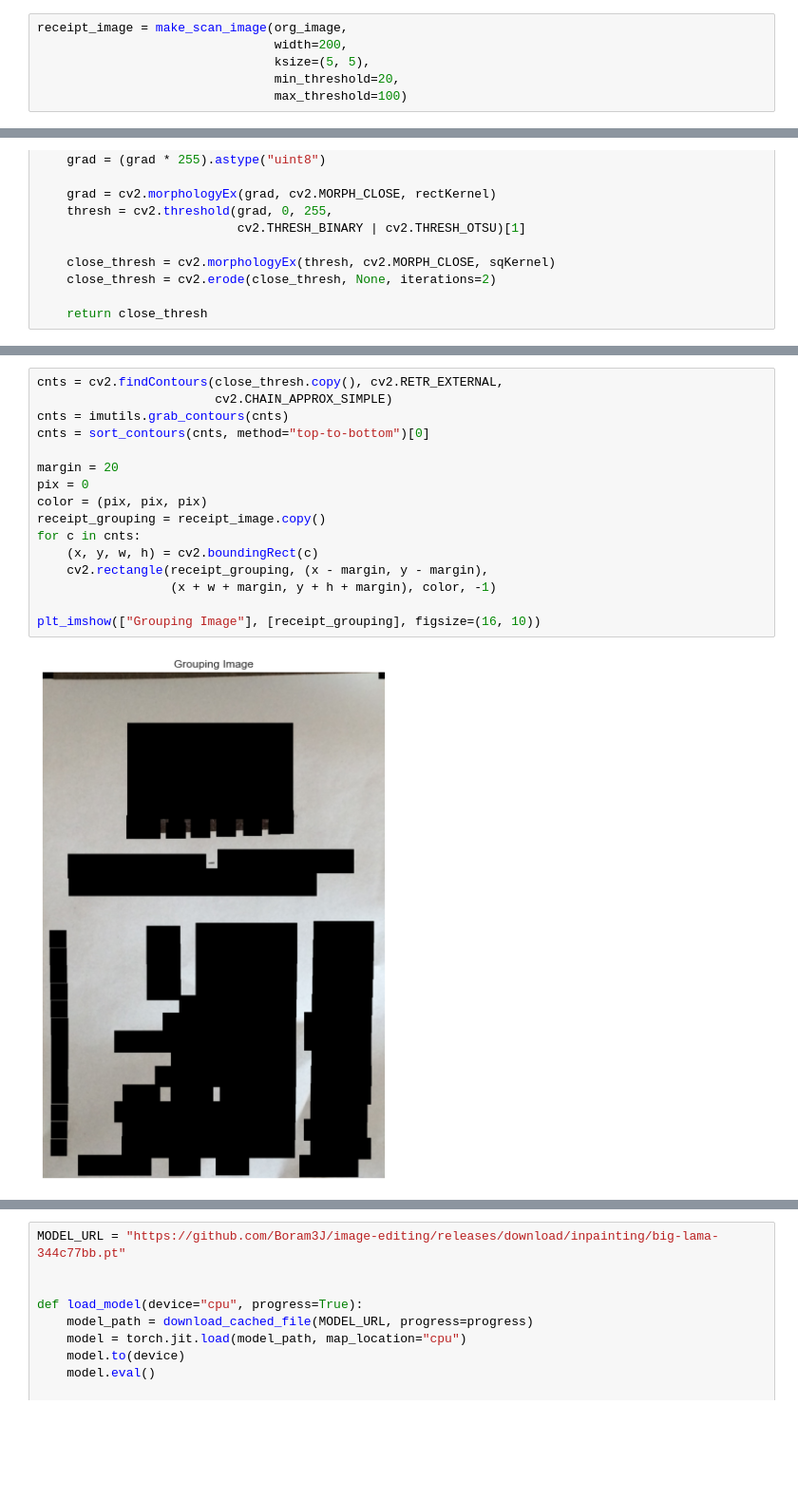
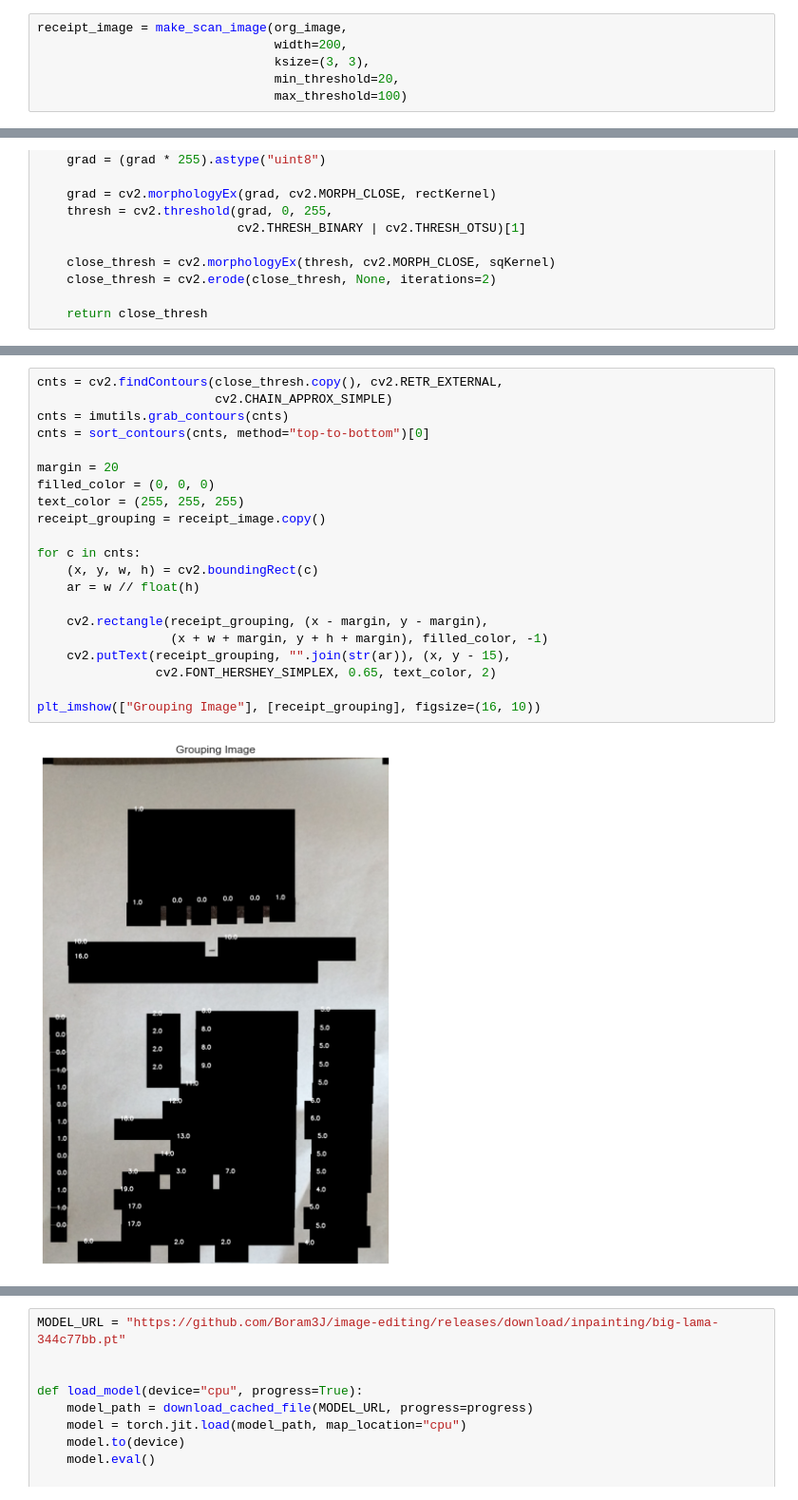
Before and after one commit to Boram3J/image-editing, a Jupyter notebook: EDA/이미지 OCR 글자 추출하기.ipynb, the cells around one changed output, grey strips where cells are left out. Shown at 95% size. Saved outputs shown, nothing was run; the diff lists cells and outputs as text; blank space fills up the shorter version.

```diff
--- a/EDA/이미지 OCR 글자 추출하기.ipynb
+++ b/EDA/이미지 OCR 글자 추출하기.ipynb
@@ -128,7 +136,7 @@ def make_scan_image(image,
 # %%
 receipt_image = make_scan_image(org_image,
                                 width=200,
-                                ksize=(5, 5),
+                                ksize=(3, 3),
                                 min_threshold=20,
                                 max_threshold=100)
 # %% [output]
@@ -196,18 +225,23 @@ plt_imshow(["Square Close"], [close_thresh], figsize=(16, 10))
 # %%
 cnts = cv2.findContours(close_thresh.copy(), cv2.RETR_EXTERNAL,
                         cv2.CHAIN_APPROX_SIMPLE)
 cnts = imutils.grab_contours(cnts)
 cnts = sort_contours(cnts, method="top-to-bottom")[0]
 
 margin = 20
-pix = 0
-color = (pix, pix, pix)
+filled_color = (0, 0, 0)
+text_color = (255, 255, 255)
 receipt_grouping = receipt_image.copy()
+
 for c in cnts:
     (x, y, w, h) = cv2.boundingRect(c)
+    ar = w // float(h)
+
     cv2.rectangle(receipt_grouping, (x - margin, y - margin),
-                  (x + w + margin, y + h + margin), color, -1)
+                  (x + w + margin, y + h + margin), filled_color, -1)
+    cv2.putText(receipt_grouping, "".join(str(ar)), (x, y - 15),
+                cv2.FONT_HERSHEY_SIMPLEX, 0.65, text_color, 2)
 
 plt_imshow(["Grouping Image"], [receipt_grouping], figsize=(16, 10))
 # %% [output]
-[figure, old version]
+[figure, new version]
```
Also changed, not shown: parts of 13 cells of this notebook.
